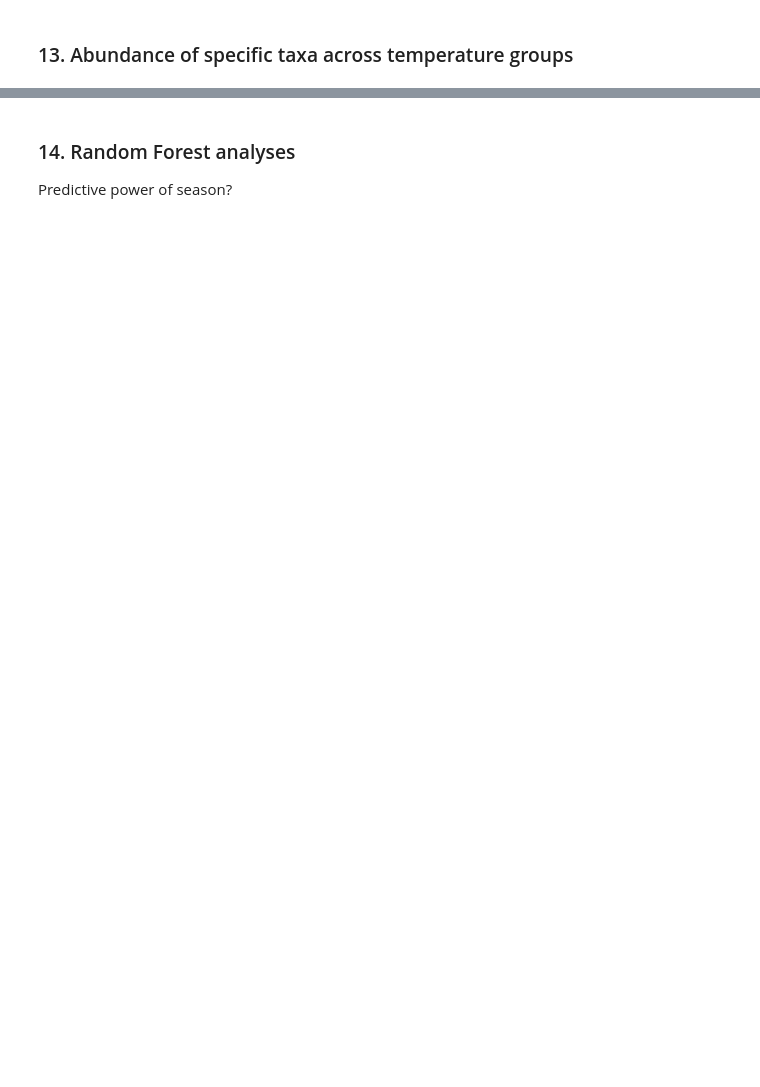
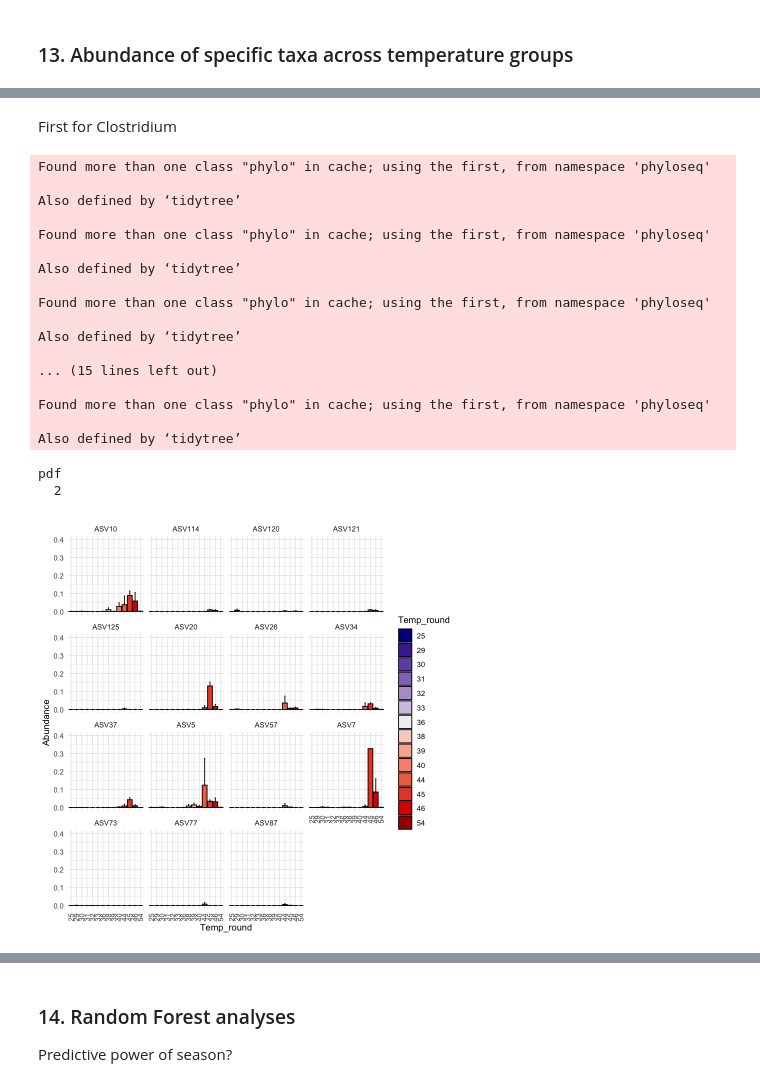
Before and after one commit to aemann01/necrobiome, a Jupyter notebook: 02-analysis/analyses.ipynb, the cells around one changed output, grey strips where cells are left out. Drawn from its saved outputs; the diff is of its cells as text; code cells hidden in the pictures; blank space fills up the shorter version.

```diff
--- a/02-analysis/analyses.ipynb
+++ b/02-analysis/analyses.ipynb
@@ -802,0 +874,17 @@ A data.frame: 6 × 5
+# %%
+# function to summarize data
+data_summary <- function(data, varname, groupnames){
+  require(plyr)
+  summary_func <- function(x, col){
+    c(mean = mean(x[[col]], na.rm=TRUE),
+      sd = sd(x[[col]], na.rm=TRUE))
+  }
+  data_sum<-ddply(data, groupnames, .fun=summary_func,
+                  varname)
+  data_sum <- plyr::rename(data_sum, c("mean" = varname))
+ return(data_sum)
+}
+
+# remove rare ASVs
+rm.rare <- prune_taxa(taxa_sums(ps.dat.nocont) > 5000, ps.dat.nocont)
+rel.abund <- transform_sample_counts(rm.rare, function(x) x/sum(x))
@@ -802,0 +911,55 @@ A data.frame: 6 × 5
+# %% [markdown]
+First for Clostridium
+# %%
+# get color scale
+mycols <- c("#05038f", "#492ea0", "#6f52b1", "#9278c1", "#b29fd1", "#d1c7e1", "#f1f1f1", "#f8d1c7", "#fab29f", "#f89278", "#f27052", "#e94a2d", "#de0000", "#a60000")
+# %%
+sub.dat <- subset_taxa(rel.abund, V7 == "Clostridium")
+# need to add asv to taxon table so we can split by it
+tax_table(sub.dat)[,1] <- row.names(tax_table(sub.dat))
+# get dataframe from phyloseq object
+df <- psmelt(sub.dat)
+
+df <- data_summary(df, varname="Abundance", groupnames=c("Temp_round", "OTU"))
+df <- df[!grepl("na", df$Temp_round),]
+# plot
+ggplot(df, aes(x=Temp_round, y=Abundance, fill=Temp_round)) +
+    geom_bar(stat="identity", color="black",
+    position=position_dodge()) +
+    geom_errorbar(aes(ymin=Abundance, ymax=Abundance+sd), width=.2,
+    position=position_dodge(.9)) + theme_minimal() + scale_y_continuous(limits=c(0.0,0.4)) +
+    facet_wrap(~OTU) +
+    theme(axis.text.x = element_text(angle = 90, vjust = 0.5, hjust=1)) +
+    scale_fill_manual(values=mycols)
+# save
+pdf("asv_abund_plot.clostridium.pdf")
+ggplot(df, aes(x=Temp_round, y=Abundance, fill=Temp_round)) +
+    geom_bar(stat="identity", color="black",
+    position=position_dodge()) +
+    geom_errorbar(aes(ymin=Abundance, ymax=Abundance+sd), width=.2,
+    position=position_dodge(.9)) + theme_minimal() + scale_y_continuous(limits=c(0.0,0.4)) +
+    facet_wrap(~OTU) +
+    theme(axis.text.x = element_text(angle = 90, vjust = 0.5, hjust=1)) +
+    scale_fill_manual(values=mycols)
+dev.off()
+# %% [output]
+Found more than one class "phylo" in cache; using the first, from namespace 'phyloseq'
+
+Also defined by ‘tidytree’
+
+Found more than one class "phylo" in cache; using the first, from namespace 'phyloseq'
+
+Also defined by ‘tidytree’
+
+Found more than one class "phylo" in cache; using the first, from namespace 'phyloseq'
+
+Also defined by ‘tidytree’
+
+... (15 lines left out)
+
+Found more than one class "phylo" in cache; using the first, from namespace 'phyloseq'
+
+Also defined by ‘tidytree’
+pdf
+  2
+[figure, added]
```
Also changed, not shown: parts of 47 cells of this notebook.
